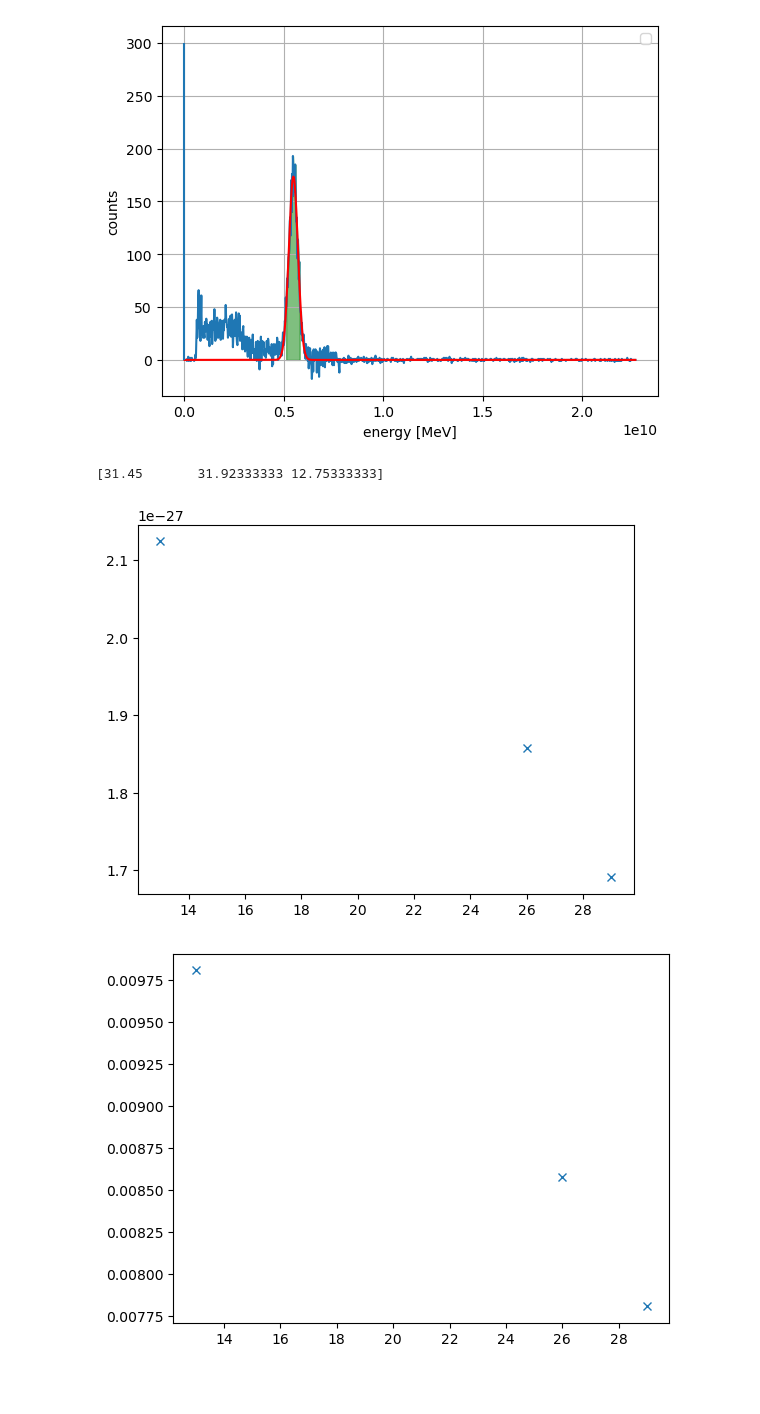
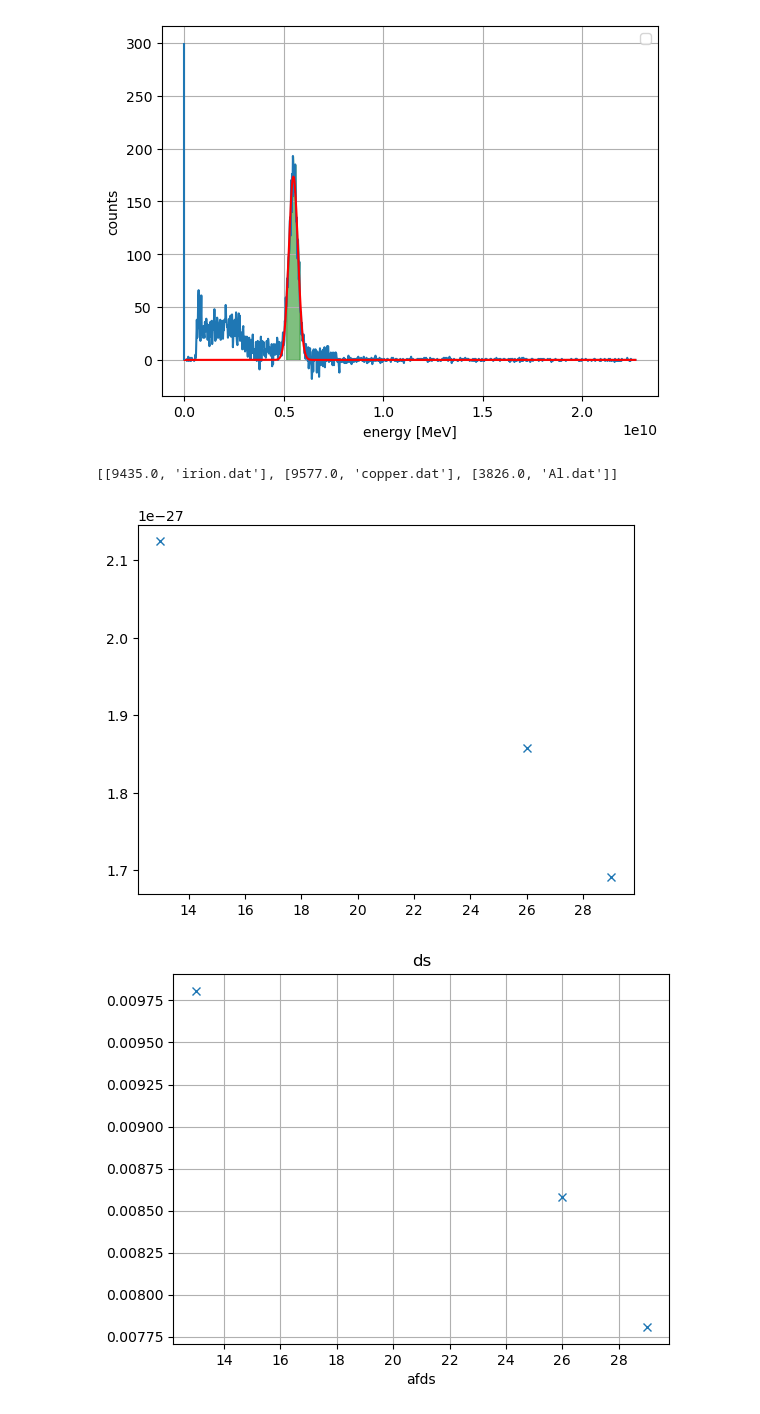
Before and after one commit to HerbertderGrosse/P3, a Jupyter notebook: Compton/compton.ipynb, the cells around one changed output. Drawn from its saved outputs; the diff is of its cells as text; code cells hidden in the pictures; blank space fills up the shorter version.

Commit message:
all working except for some values

```diff
--- a/Compton/compton.ipynb
+++ b/Compton/compton.ipynb
@@ -138,7 +138,7 @@ for file, lists, dat in files:
             peak=integrate(bin_centers,n1,x,y,z)
             print("Efficiency for ",convertChannel(x),"MeV:",efficiency(peak, dat[0], activity, dat[2], dat[3]))
             eff_pairs.append([convertChannel(x),efficiency(peak, dat[0], activity, dat[2], dat[3]), (str(file).split(".") )[0]])
-            eff_uncertainty.append([convertChannel(y), efficiency(u.ufloat(peak,peak*y/x), dat[0], activity, dat[2], dat[3],True)])
+            eff_uncertainty.append([convertChannel(y), efficiency(u.ufloat(peak,0), dat[0], activity, dat[2], dat[3],True)])
 
     except Exception as  e:
         print(e)
@@ -187,9 +187,9 @@ data.add_error('y', unc_array[:,1])
 fit_eff = kafe2.Fit(data,func)
 fit_eff.do_fit()
 pl = kafe2.Plot(fit_eff)
-# pl.x_label = 'adc channel'
-# pl.y_label = 'Energy [eV]'
-#pl.x_range = (0.0014, 0.0019)
+pl.y_label = 'efficiency'
+pl.x_label = 'Energy [eV]'
+
 
 pl.plot()
 plt.show()
@@ -206,7 +206,7 @@ def efficiencyConversion(Energy,error=False):
     global fit_eff
     # if error:
     #     return (u.ufloat(fit_eff.parameter_values[0], fit_eff.parameter_errors[0])*channel+u.ufloat(fit.parameter_values[1], fit.parameter_errors[1]))*1e-6
-    return u.ufloat(fit_eff.parameter_values[0],fit_eff.parameter_errors[0])*u.umath.exp(- u.ufloat(fit_eff.parameter_values[1],fit_eff.parameter_errors[1]) *Energy)+u.ufloat(fit_eff.parameter_values[2],fit_eff.parameter_errors[2])
+    return u.ufloat(fit_eff.parameter_values[0],fit_eff.parameter_errors[0])*unp.exp(- u.ufloat(fit_eff.parameter_values[1],fit_eff.parameter_errors[1]) *Energy)+u.ufloat(fit_eff.parameter_values[2],fit_eff.parameter_errors[2])
 
 efficiencyConversion(0.662)
 # %% [output]
@@ -426,7 +428,7 @@ for i in range(0,len(material_list[:-1])):
     print(peak)
     print(convertChannel(x,True),convertChannel(y,True))
     peak=integrate(bin_centers,n1,x,y,z,func=convertChannel,label=False)
-    event_material_list.append(peak)
+    event_material_list.append([peak,material_list[i][3]])
     plt.grid(1)
     plt.legend()
     # plt.xlim(0,0.8)
@@ -451,27 +453,32 @@ WARNING:matplotlib.legend:No artists with labels found to put in legend.  Note t
 # %%
 print(event_material_list)
 Rate = np.array([x[0] for x in event_material_list])/(300)
 del_om = np.pi*0.0252**2/0.208**2
 
 t_hal=30
 
 t_passed=2024.9-1971.5
 
 A_0=u.ufloat(1.54e6,0.09e6)
 N_a=  	6.022e23
 n_el = np.array([26,29,13])/np.array([55.845, 63.546,26.98])*N_a*np.array([7874, 8960, 2698.9])*np.pi*0.0254*3/4
 
 phi_0 = A_0.n*np.exp(-np.log(2)*t_passed/t_hal) ## wrong divide by  4pi l^2
 
 
 plt.plot([26,29,13], diff_cross_section(Rate,del_om,phi_0,n_el, efficiencyConversion(material_energy).n)  ,"x")
 
 plt.show()
 
 
 plt.plot([26,29,13], Rate*np.array([55.845, 63.546,26.98])/(np.array([7874, 8960, 2698.9])*np.array([26,29,13]) ) ,"x")
+plt.xlabel("afds")
+plt.ylabel("")
+plt.title("ds")
+plt.grid(True)
+
 plt.show()
 # %% [output]
-[31.45       31.92333333 12.75333333]
+[[9435.0, 'irion.dat'], [9577.0, 'copper.dat'], [3826.0, 'Al.dat']]
 [figure]
-[figure, old version]
+[figure, new version]
```
Also changed, not shown: parts of 2 cells of this notebook.
